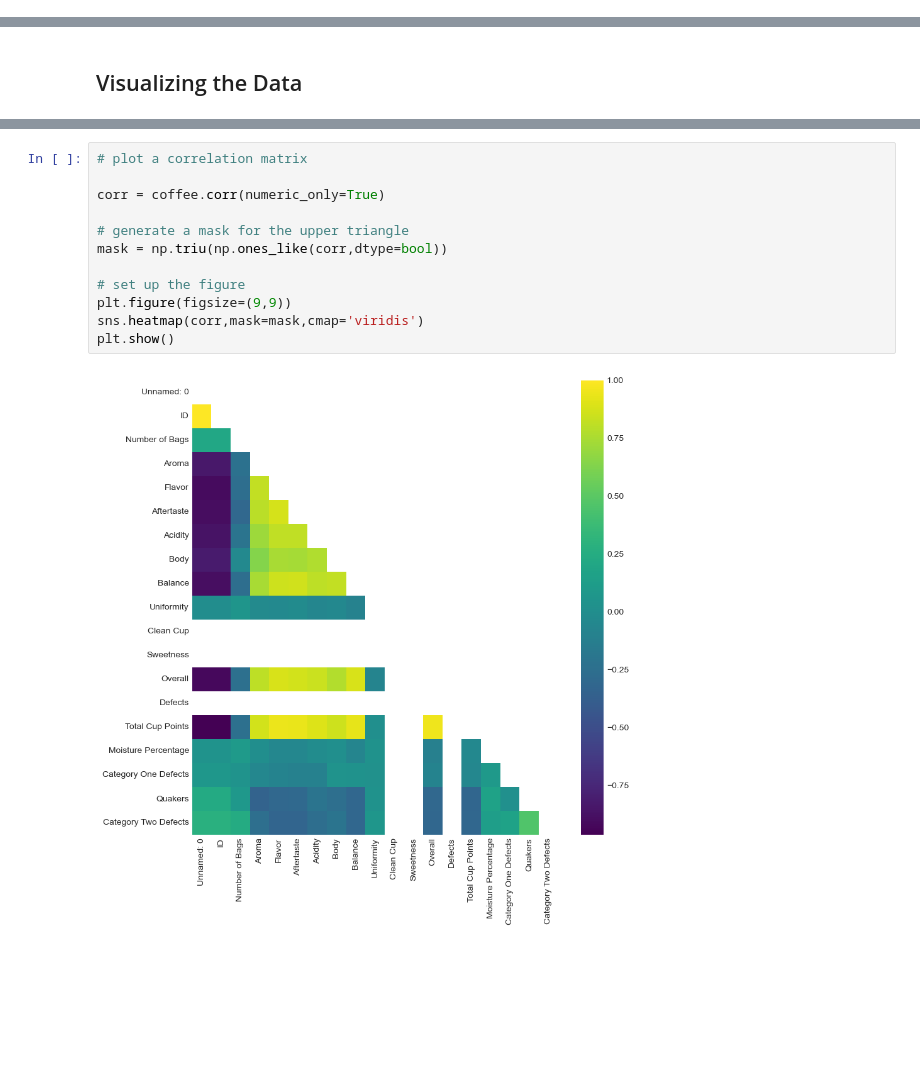
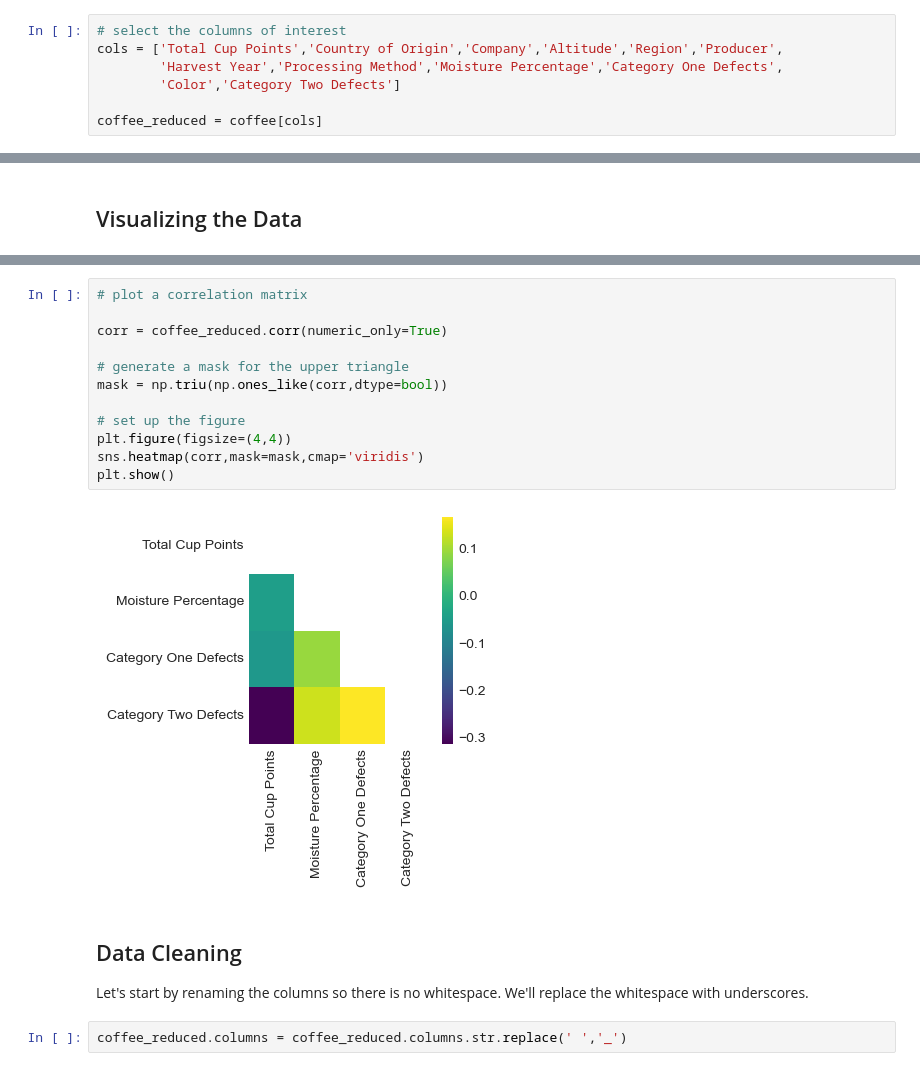
Before and after one commit to joshfuchs/DataScience_projects, a Jupyter notebook: coffee quality.ipynb, the cells around one changed output, grey strips where cells are left out. Cells and saved outputs as stored; diff of their text form; blank space fills up the shorter version.

```diff
--- a/coffee quality.ipynb
+++ b/coffee quality.ipynb
@@ -76,4 +78,11 @@ plt.rc(
 ## Data Loading and Preliminary Exploration
 # %%
 coffee = pd.read_csv('df_arabica_clean.csv')
+# %%
+# select the columns of interest
+cols = ['Total Cup Points','Country of Origin','Company','Altitude','Region','Producer',
+        'Harvest Year','Processing Method','Moisture Percentage','Category One Defects',
+        'Color','Category Two Defects']
+
+coffee_reduced = coffee[cols]
 # %%
@@ -167,14 +171,20 @@ histograms = coffee.hist(figsize=(12,8),color='lightcoral')
 # %%
 # plot a correlation matrix
 
-corr = coffee.corr(numeric_only=True)
+corr = coffee_reduced.corr(numeric_only=True)
 
 # generate a mask for the upper triangle
 mask = np.triu(np.ones_like(corr,dtype=bool))
 
 # set up the figure
-plt.figure(figsize=(9,9))
+plt.figure(figsize=(4,4))
 sns.heatmap(corr,mask=mask,cmap='viridis')
 plt.show()
 # %% [output]
-[figure, old version]
+[figure, new version]
+# %% [markdown]
+## Data Cleaning
+
+Let's start by renaming the columns so there is no whitespace. We'll replace the whitespace with underscores.
+# %%
+coffee_reduced.columns = coffee_reduced.columns.str.replace(' ','_')
```
Also changed, not shown: parts of 27 cells of this notebook.
